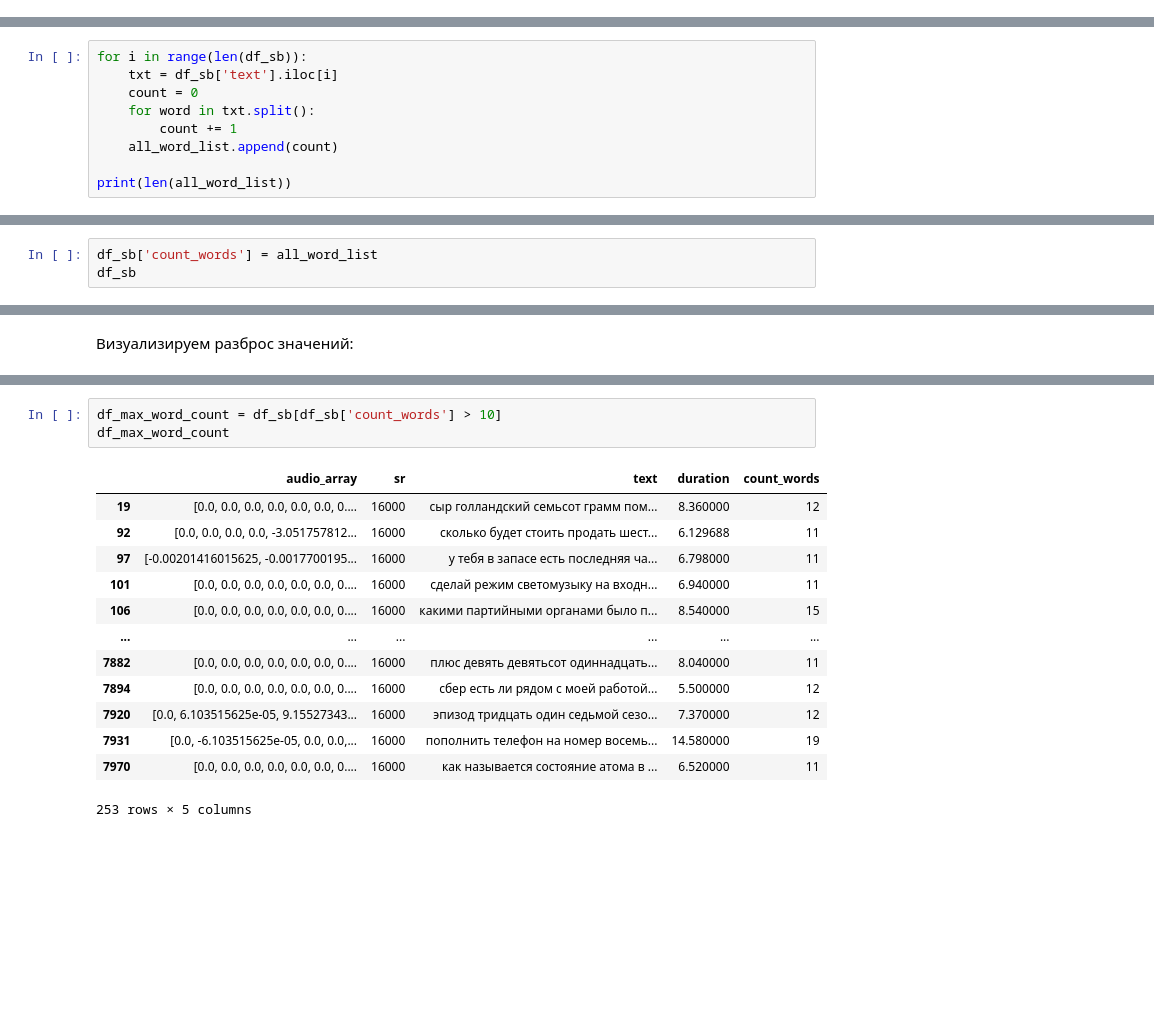
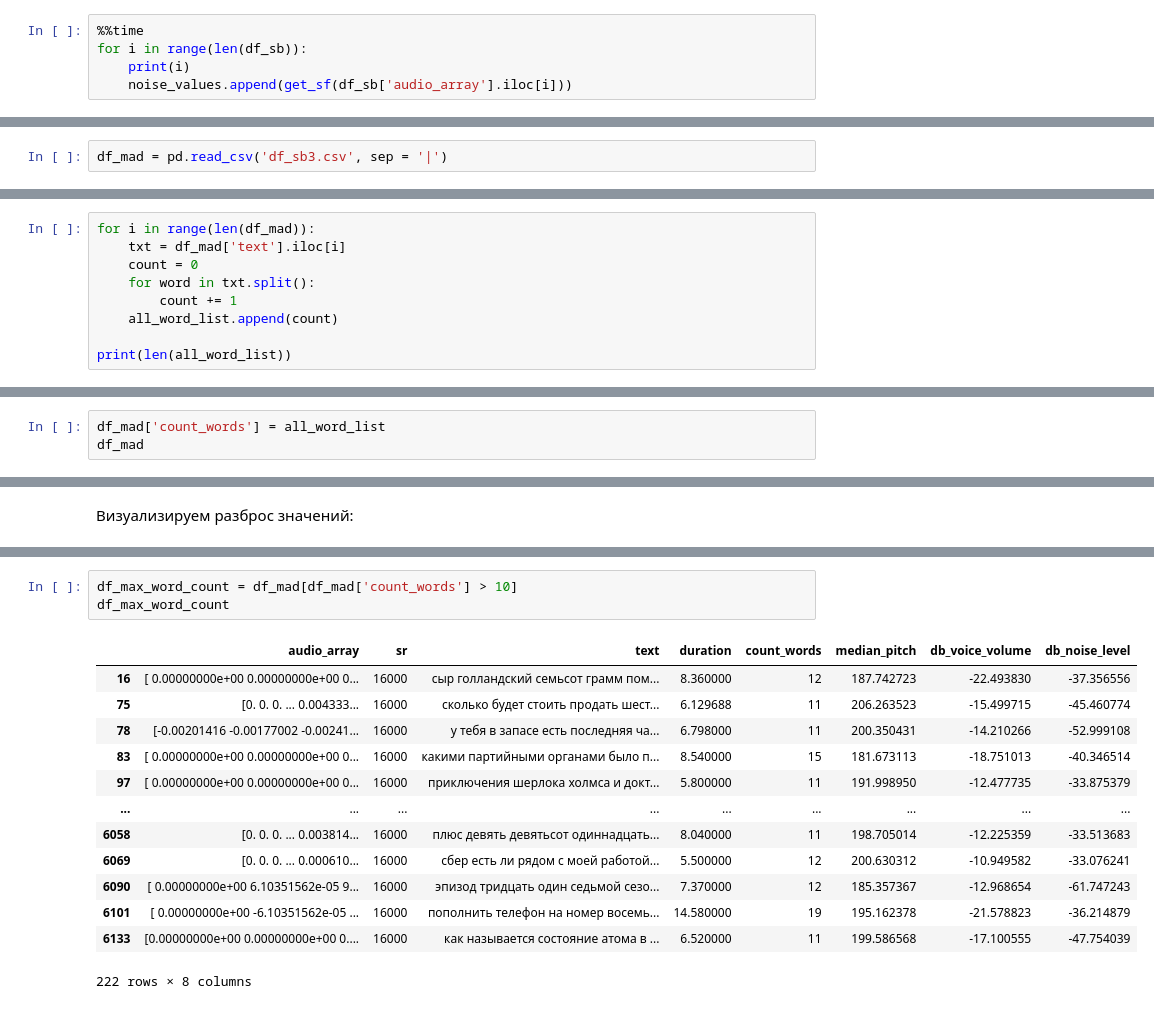
Before and after one commit to sollltit/tts1, a Jupyter notebook: Module_A/Module_A.ipynb, the cells around one changed output, grey strips where cells are left out. Cells and saved outputs as stored; diff of their text form; blank space fills up the shorter version.

```diff
--- a/Module_A/Module_A.ipynb
+++ b/Module_A/Module_A.ipynb
@@ -508,0 +704,5 @@ Name: duration, dtype: float64
+# %%
+%%time
+for i in range(len(df_sb)):
+    print(i)
+    noise_values.append(get_sf(df_sb['audio_array'].iloc[i]))
@@ -509,2 +853,4 @@ Name: duration, dtype: float64
 # %% [markdown]
 #### Математический анализ данных
+# %%
+df_mad = pd.read_csv('df_sb3.csv', sep = '|')
@@ -511,8 +866,8 @@ Name: duration, dtype: float64
 # %%
 all_word_list = [] # список для подсчёта количества слов в тексте
 # %%
-for i in range(len(df_sb)):
-    txt = df_sb['text'].iloc[i]
+for i in range(len(df_mad)):
+    txt = df_mad['text'].iloc[i]
     count = 0
     for word in txt.split():
         count += 1
@@ -524,4 +879,4 @@ print(len(all_word_list))
 # %%
-df_sb['count_words'] = all_word_list
-df_sb
+df_mad['count_words'] = all_word_list
+df_mad
 # %% [output]
@@ -599,20 +954,20 @@ plt.show()
 # %%
-df_max_word_count = df_sb[df_sb['count_words'] > 10]
+df_max_word_count = df_mad[df_mad['count_words'] > 10]
 df_max_word_count
 # %% [output]
-|  | audio_array | sr | text | duration | count_words |
-| 19 | [0.0, 0.0, 0.0, 0.0, 0.0, 0.0, 0.... | 16000 | сыр голландский семьсот грамм пом... | 8.360000 | 12 |
-| 92 | [0.0, 0.0, 0.0, 0.0, -3.051757812... | 16000 | сколько будет стоить продать шест... | 6.129688 | 11 |
-| 97 | [-0.00201416015625, -0.0017700195... | 16000 | у тебя в запасе есть последняя ча... | 6.798000 | 11 |
-| 101 | [0.0, 0.0, 0.0, 0.0, 0.0, 0.0, 0.... | 16000 | сделай режим светомузыку на входн... | 6.940000 | 11 |
-| 106 | [0.0, 0.0, 0.0, 0.0, 0.0, 0.0, 0.... | 16000 | какими партийными органами было п... | 8.540000 | 15 |
-| ... | ... | ... | ... | ... | ... |
-| 7882 | [0.0, 0.0, 0.0, 0.0, 0.0, 0.0, 0.... | 16000 | плюс девять девятьсот одиннадцать... | 8.040000 | 11 |
-| 7894 | [0.0, 0.0, 0.0, 0.0, 0.0, 0.0, 0.... | 16000 | сбер есть ли рядом с моей работой... | 5.500000 | 12 |
-| 7920 | [0.0, 6.103515625e-05, 9.15527343... | 16000 | эпизод тридцать один седьмой сезо... | 7.370000 | 12 |
-| 7931 | [0.0, -6.103515625e-05, 0.0, 0.0,... | 16000 | пополнить телефон на номер восемь... | 14.580000 | 19 |
-| 7970 | [0.0, 0.0, 0.0, 0.0, 0.0, 0.0, 0.... | 16000 | как называется состояние атома в ... | 6.520000 | 11 |
+|  | audio_array | sr | text | duration | count_words | median_pitch | db_voice_volume | db_noise_level |
+| 16 | [ 0.00000000e+00 0.00000000e+00 0... | 16000 | сыр голландский семьсот грамм пом... | 8.360000 | 12 | 187.742723 | -22.493830 | -37.356556 |
+| 75 | [0. 0. 0. ... 0.004333... | 16000 | сколько будет стоить продать шест... | 6.129688 | 11 | 206.263523 | -15.499715 | -45.460774 |
+| 78 | [-0.00201416 -0.00177002 -0.00241... | 16000 | у тебя в запасе есть последняя ча... | 6.798000 | 11 | 200.350431 | -14.210266 | -52.999108 |
+| 83 | [ 0.00000000e+00 0.00000000e+00 0... | 16000 | какими партийными органами было п... | 8.540000 | 15 | 181.673113 | -18.751013 | -40.346514 |
+| 97 | [ 0.00000000e+00 0.00000000e+00 0... | 16000 | приключения шерлока холмса и докт... | 5.800000 | 11 | 191.998950 | -12.477735 | -33.875379 |
+| ... | ... | ... | ... | ... | ... | ... | ... | ... |
+| 6058 | [0. 0. 0. ... 0.003814... | 16000 | плюс девять девятьсот одиннадцать... | 8.040000 | 11 | 198.705014 | -12.225359 | -33.513683 |
+| 6069 | [0. 0. 0. ... 0.000610... | 16000 | сбер есть ли рядом с моей работой... | 5.500000 | 12 | 200.630312 | -10.949582 | -33.076241 |
+| 6090 | [ 0.00000000e+00 6.10351562e-05 9... | 16000 | эпизод тридцать один седьмой сезо... | 7.370000 | 12 | 185.357367 | -12.968654 | -61.747243 |
+| 6101 | [ 0.00000000e+00 -6.10351562e-05 ... | 16000 | пополнить телефон на номер восемь... | 14.580000 | 19 | 195.162378 | -21.578823 | -36.214879 |
+| 6133 | [0.00000000e+00 0.00000000e+00 0.... | 16000 | как называется состояние атома в ... | 6.520000 | 11 | 199.586568 | -17.100555 | -47.754039 |
-253 rows × 5 columns
+222 rows × 8 columns
 # %%
 df_max_word_count['count_words'].describe()
 # %% [output]
```
Also changed, not shown: parts of 56 cells of this notebook, 3 other files.
